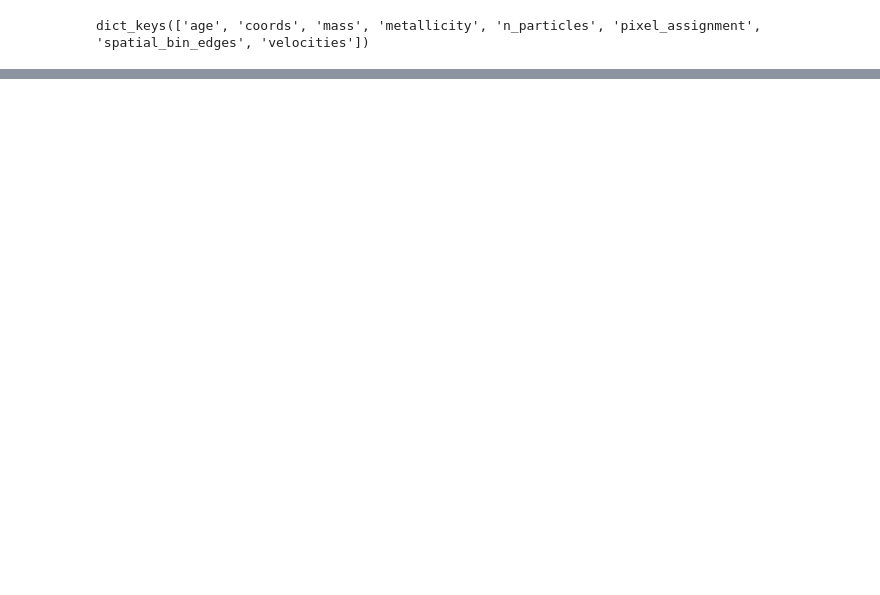
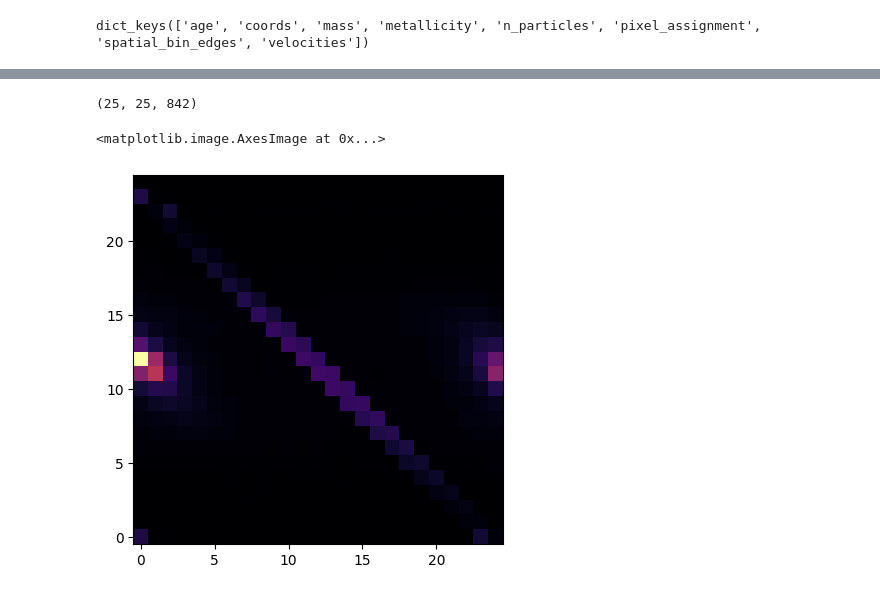
Before and after one commit to ufuk-cakir/rubix, a Jupyter notebook: notebooks/spectra_calculation.ipynb, the cells around one changed output, grey strips where cells are left out. Cells and saved outputs as stored; diff of their text form; code cells hidden in the pictures; blank space fills up the shorter version.

```diff
--- a/notebooks/spectra_calculation.ipynb
+++ b/notebooks/spectra_calculation.ipynb
@@ -73,10 +74,11 @@ mass = data["mass"]
 metallicity = data["metallicity"]
 age = data["age"]
 
-
-n_stars = 1000
+'''
+n_stars = -1
 #get the first n_stars
 
 mass = mass[:n_stars]
 metallicity = metallicity[:n_stars]
 age = age[:n_stars]
+'''
@@ -199,0 +251,12 @@ Array([[[-1.2727341e-09, -1.5168979e-09, -1.7274399e-09, ...,
+# %%
+final_ifu_cube.shape
+# %% [output]
+(25, 25, 842)
+# %%
+# Sum up all spectra to create an image
+image = jnp.sum(final_ifu_cube, axis = 2)
+
+plt.imshow(image, origin="lower", cmap="inferno")
+# %% [output]
+<matplotlib.image.AxesImage at 0x...>
+[figure, added]
```
Also changed, not shown: parts of 16 cells of this notebook, 2 other files.
